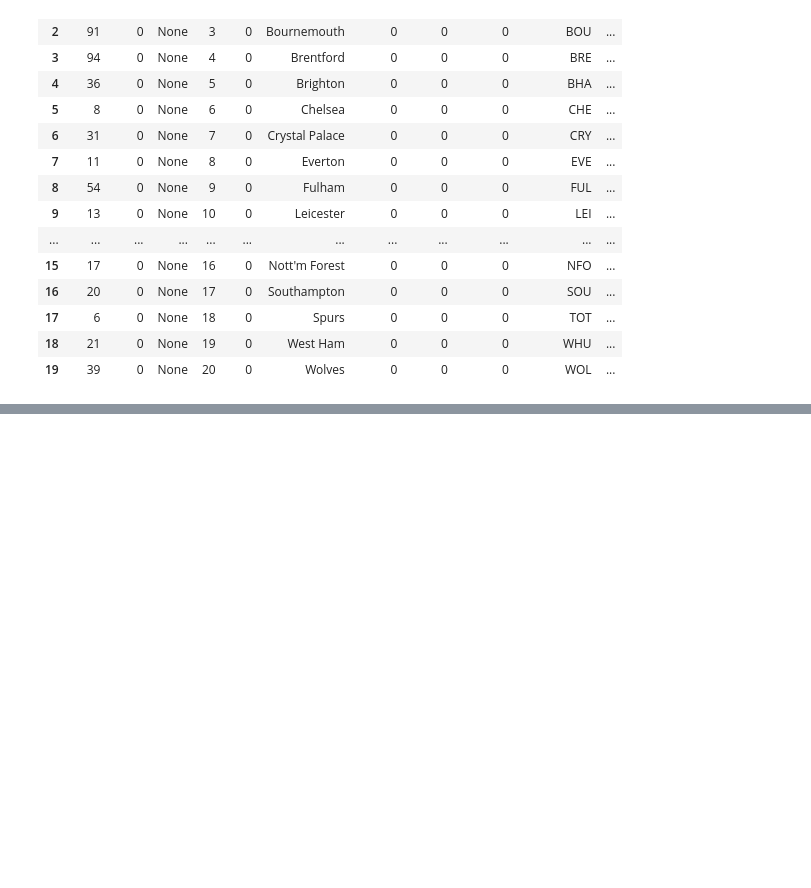
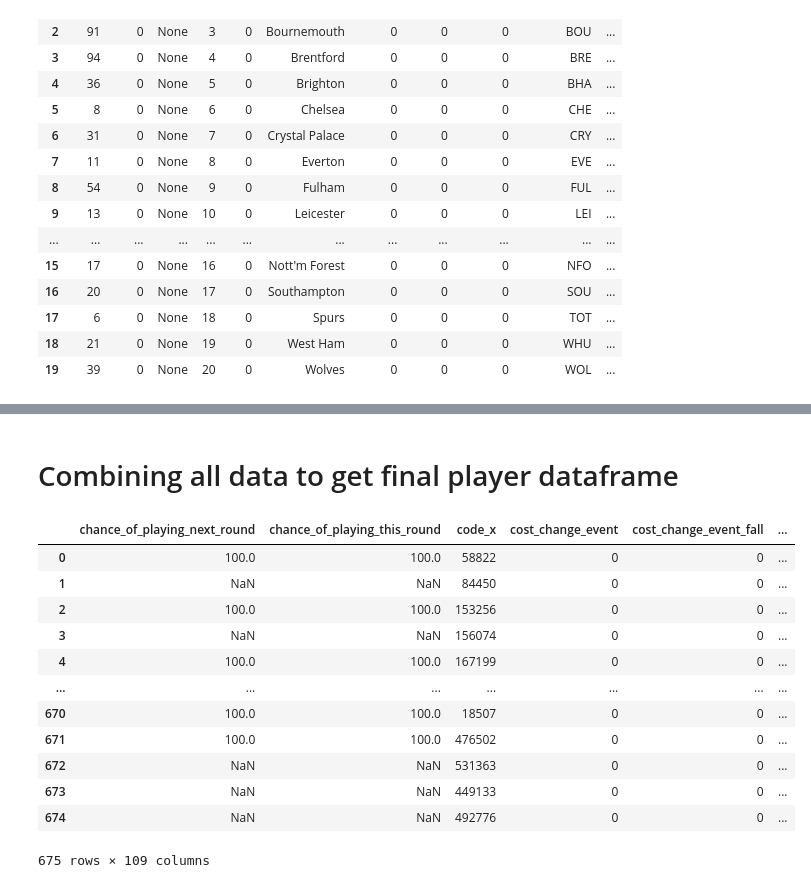
Before and after one commit to MokuaEnock/English-Premier-League-data-Analysed, a Jupyter notebook: fantasy.ipynb, the cells around one changed output, grey strips where cells are left out. Saved outputs shown, nothing was run; the diff lists cells and outputs as text; code cells hidden in the pictures; blank space fills up the shorter version.

Commit message:
combining all data for final player dataframe

```diff
--- a/fantasy.ipynb
+++ b/fantasy.ipynb
@@ -73,0 +86,26 @@ teams
+# %% [markdown]
+# Combining all data to get final player dataframe
+# %%
+# join players to teams
+df = pd.merge(
+    left=players,
+    right=teams,
+    left_on='team',
+    right_on='id'
+)
+# %%
+df
+# %% [output]
+|  | chance_of_playing_next_round | chance_of_playing_this_round | code_x | cost_change_event | cost_change_event_fall | ... |
+| 0 | 100.0 | 100.0 | 58822 | 0 | 0 | ... |
+| 1 | NaN | NaN | 84450 | 0 | 0 | ... |
+| 2 | 100.0 | 100.0 | 153256 | 0 | 0 | ... |
+| 3 | NaN | NaN | 156074 | 0 | 0 | ... |
+| 4 | 100.0 | 100.0 | 167199 | 0 | 0 | ... |
+| ... | ... | ... | ... | ... | ... | ... |
+| 670 | 100.0 | 100.0 | 18507 | 0 | 0 | ... |
+| 671 | 100.0 | 100.0 | 476502 | 0 | 0 | ... |
+| 672 | NaN | NaN | 531363 | 0 | 0 | ... |
+| 673 | NaN | NaN | 449133 | 0 | 0 | ... |
+| 674 | NaN | NaN | 492776 | 0 | 0 | ... |
+675 rows × 109 columns
```
Also changed, not shown: parts of 3 cells of this notebook.
